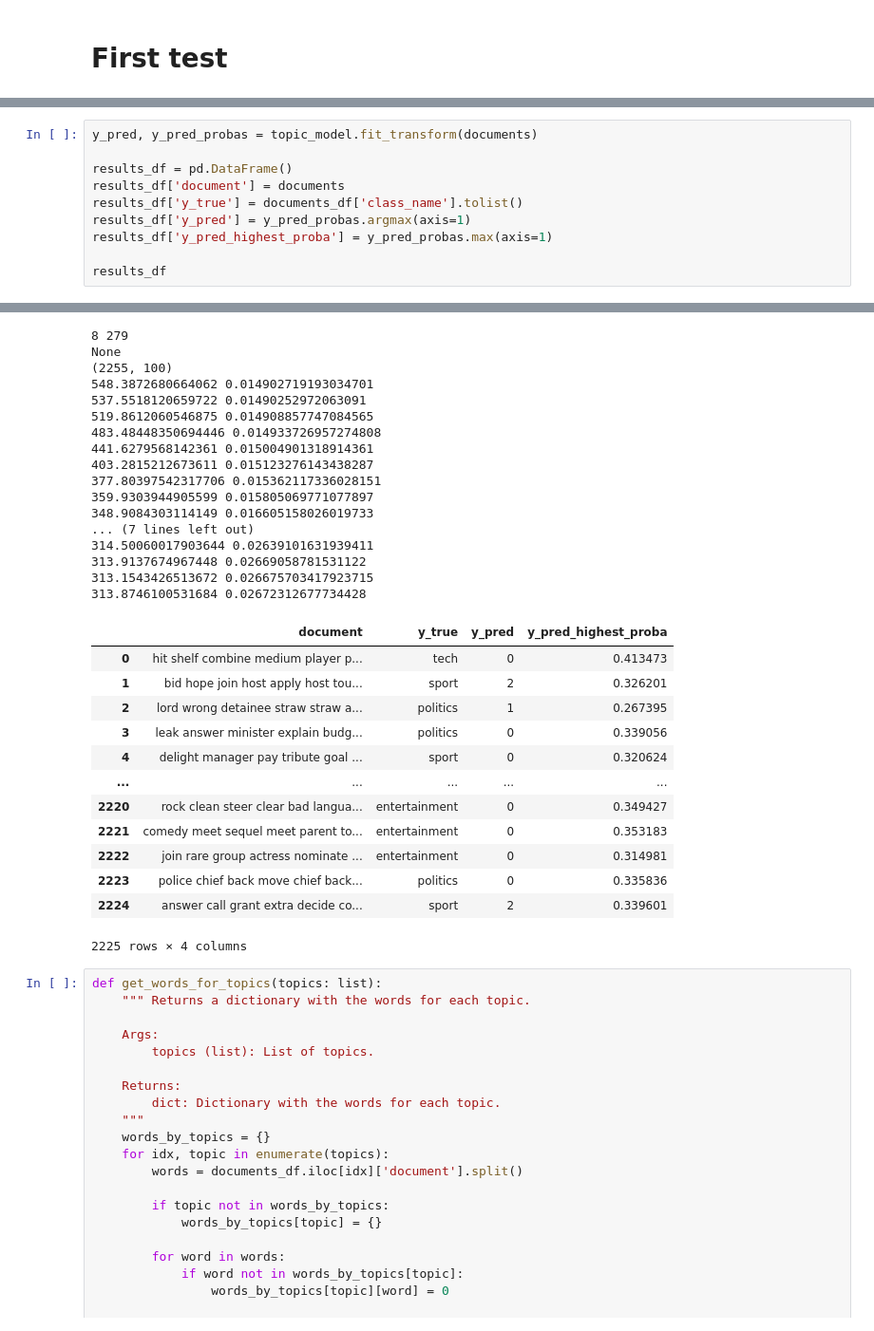
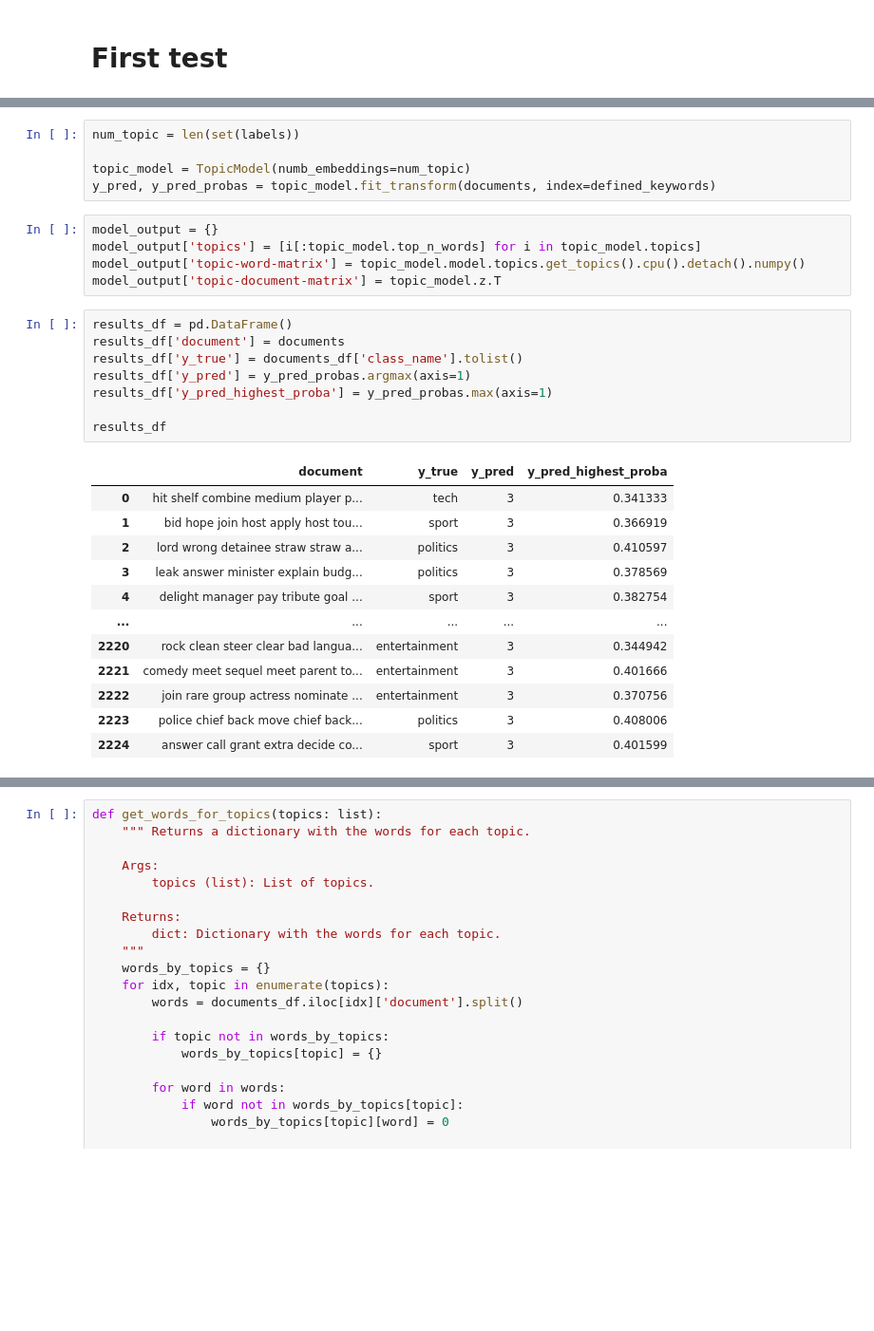
Before and after one commit to yoest/Topic-Modeling-Analysis, a Jupyter notebook: topic_modeling/vontss/test_01.ipynb, the cells around one changed output, grey strips where cells are left out. Shown: that part at 95% size. Saved outputs shown, nothing was run; the diff lists cells and outputs as text; blank space fills up the shorter version.

```diff
--- a/topic_modeling/vontss/test_01.ipynb
+++ b/topic_modeling/vontss/test_01.ipynb
@@ -60,11 +27,31 @@ None
+# %%
+num_topic = len(set(labels))
+
+topic_model = TopicModel(numb_embeddings=num_topic)
+y_pred, y_pred_probas = topic_model.fit_transform(documents, index=defined_keywords)
+# %%
+model_output = {}
+model_output['topics'] = [i[:topic_model.top_n_words] for i in topic_model.topics]
+model_output['topic-word-matrix'] = topic_model.model.topics.get_topics().cpu().detach().numpy()
+model_output['topic-document-matrix'] = topic_model.z.T
 # %%
-y_pred, y_pred_probas = topic_model.fit_transform(documents)
-
 results_df = pd.DataFrame()
 results_df['document'] = documents
 results_df['y_true'] = documents_df['class_name'].tolist()
 results_df['y_pred'] = y_pred_probas.argmax(axis=1)
 results_df['y_pred_highest_proba'] = y_pred_probas.max(axis=1)
 
 results_df
 # %% [output]
+|  | document | y_true | y_pred | y_pred_highest_proba |
+| 0 | hit shelf combine medium player p... | tech | 3 | 0.341333 |
+| 1 | bid hope join host apply host tou... | sport | 3 | 0.366919 |
+| 2 | lord wrong detainee straw straw a... | politics | 3 | 0.410597 |
+| 3 | leak answer minister explain budg... | politics | 3 | 0.378569 |
+| 4 | delight manager pay tribute goal ... | sport | 3 | 0.382754 |
+| ... | ... | ... | ... | ... |
+| 2220 | rock clean steer clear bad langua... | entertainment | 3 | 0.344942 |
+| 2221 | comedy meet sequel meet parent to... | entertainment | 3 | 0.401666 |
+| 2222 | join rare group actress nominate ... | entertainment | 3 | 0.370756 |
+| 2223 | police chief back move chief back... | politics | 3 | 0.408006 |
+| 2224 | answer call grant extra decide co... | sport | 3 | 0.401599 |
@@ -82,33 +59,3 @@ results_df
-8 279
-None
-(2255, 100)
-548.3872680664062 0.014902719193034701
-537.5518120659722 0.01490252972063091
-519.8612060546875 0.014908857747084565
-483.48448350694446 0.014933726957274808
-441.6279568142361 0.015004901318914361
-403.2815212673611 0.015123276143438287
-377.80397542317706 0.015362117336028151
-359.9303944905599 0.015805069771077897
-348.9084303114149 0.016605158026019733
-... (7 lines left out)
-314.50060017903644 0.02639101631939411
-313.9137674967448 0.02669058781531122
-313.1543426513672 0.026675703417923715
-313.8746100531684 0.02672312677734428
-|  | document | y_true | y_pred | y_pred_highest_proba |
-| 0 | hit shelf combine medium player p... | tech | 0 | 0.413473 |
-| 1 | bid hope join host apply host tou... | sport | 2 | 0.326201 |
-| 2 | lord wrong detainee straw straw a... | politics | 1 | 0.267395 |
-| 3 | leak answer minister explain budg... | politics | 0 | 0.339056 |
-| 4 | delight manager pay tribute goal ... | sport | 0 | 0.320624 |
-| ... | ... | ... | ... | ... |
-| 2220 | rock clean steer clear bad langua... | entertainment | 0 | 0.349427 |
-| 2221 | comedy meet sequel meet parent to... | entertainment | 0 | 0.353183 |
-| 2222 | join rare group actress nominate ... | entertainment | 0 | 0.314981 |
-| 2223 | police chief back move chief back... | politics | 0 | 0.335836 |
-| 2224 | answer call grant extra decide co... | sport | 2 | 0.339601 |
-2225 rows × 4 columns
 # %%
 def get_words_for_topics(topics: list):
     """ Returns a dictionary with the words for each topic.
```
Also changed, not shown: parts of 8 cells of this notebook, 4 other files.
